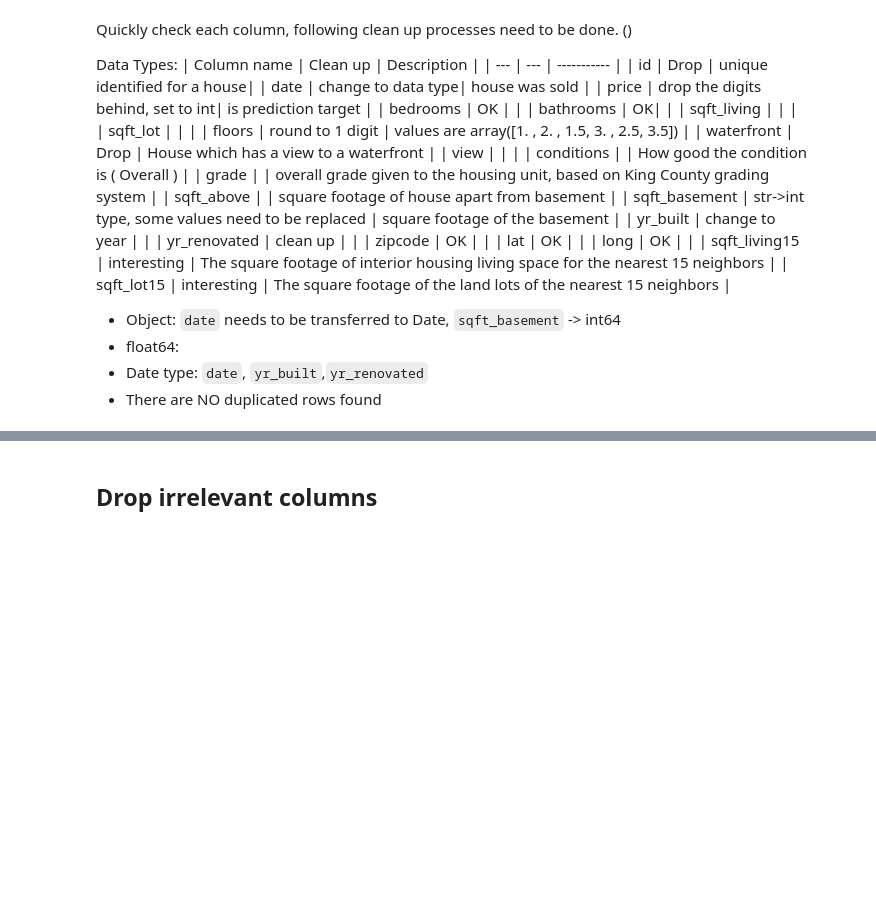
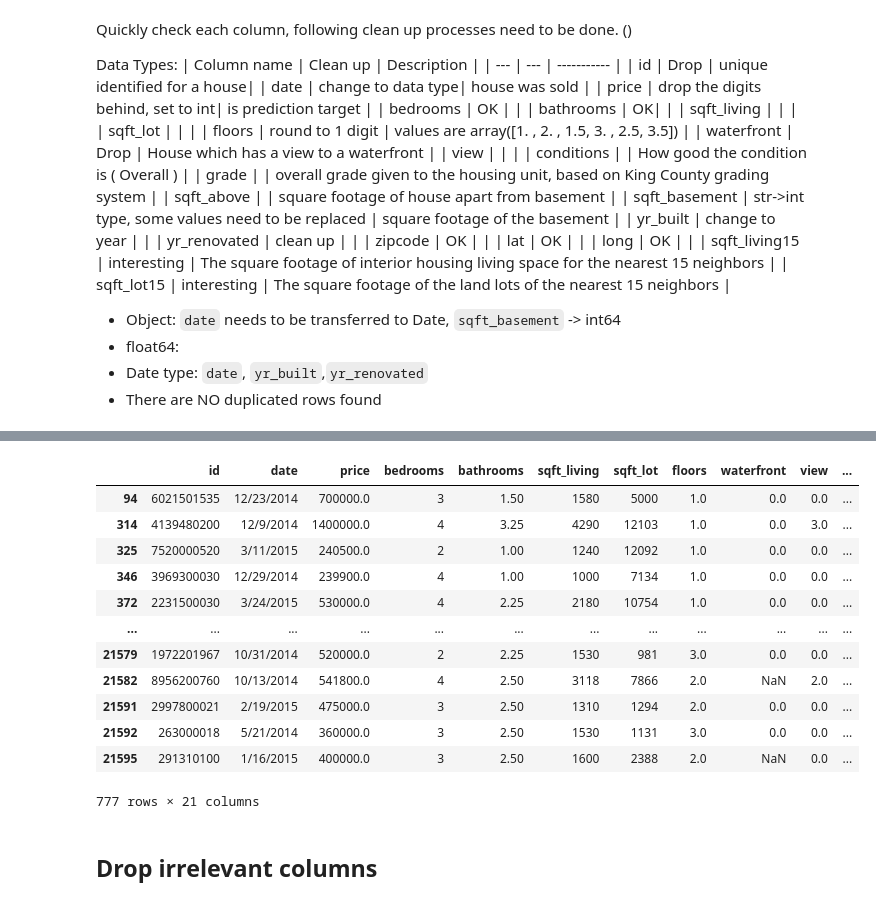
Before and after one commit to puektchenli/eda_prj_li, a Jupyter notebook: EDA_li.ipynb, the cells around one changed output, grey strips where cells are left out. Drawn from its saved outputs; the diff is of its cells as text; code cells hidden in the pictures; blank space fills up the shorter version.

```diff
--- a/EDA_li.ipynb
+++ b/EDA_li.ipynb
@@ -107,3 +130,19 @@ Quickly check each column, following clean up processes need to be done. ()
+# %%
+df[df[['lat','long','zipcode']].duplicated()]
+# %% [output]
+|  | id | date | price | bedrooms | bathrooms | sqft_living | sqft_lot | floors | waterfront | view | ... |
+| 94 | 6021501535 | 12/23/2014 | 700000.0 | 3 | 1.50 | 1580 | 5000 | 1.0 | 0.0 | 0.0 | ... |
+| 314 | 4139480200 | 12/9/2014 | 1400000.0 | 4 | 3.25 | 4290 | 12103 | 1.0 | 0.0 | 3.0 | ... |
+| 325 | 7520000520 | 3/11/2015 | 240500.0 | 2 | 1.00 | 1240 | 12092 | 1.0 | 0.0 | 0.0 | ... |
+| 346 | 3969300030 | 12/29/2014 | 239900.0 | 4 | 1.00 | 1000 | 7134 | 1.0 | 0.0 | 0.0 | ... |
+| 372 | 2231500030 | 3/24/2015 | 530000.0 | 4 | 2.25 | 2180 | 10754 | 1.0 | 0.0 | 0.0 | ... |
+| ... | ... | ... | ... | ... | ... | ... | ... | ... | ... | ... | ... |
+| 21579 | 1972201967 | 10/31/2014 | 520000.0 | 2 | 2.25 | 1530 | 981 | 3.0 | 0.0 | 0.0 | ... |
+| 21582 | 8956200760 | 10/13/2014 | 541800.0 | 4 | 2.50 | 3118 | 7866 | 2.0 | NaN | 2.0 | ... |
+| 21591 | 2997800021 | 2/19/2015 | 475000.0 | 3 | 2.50 | 1310 | 1294 | 2.0 | 0.0 | 0.0 | ... |
+| 21592 | 263000018 | 5/21/2014 | 360000.0 | 3 | 2.50 | 1530 | 1131 | 3.0 | 0.0 | 0.0 | ... |
+| 21595 | 291310100 | 1/16/2015 | 400000.0 | 3 | 2.50 | 1600 | 2388 | 2.0 | NaN | 0.0 | ... |
+777 rows × 21 columns
 # %% [markdown]
 ## Drop irrelevant columns
 # %%
```
Also changed, not shown: parts of 41 cells of this notebook.
